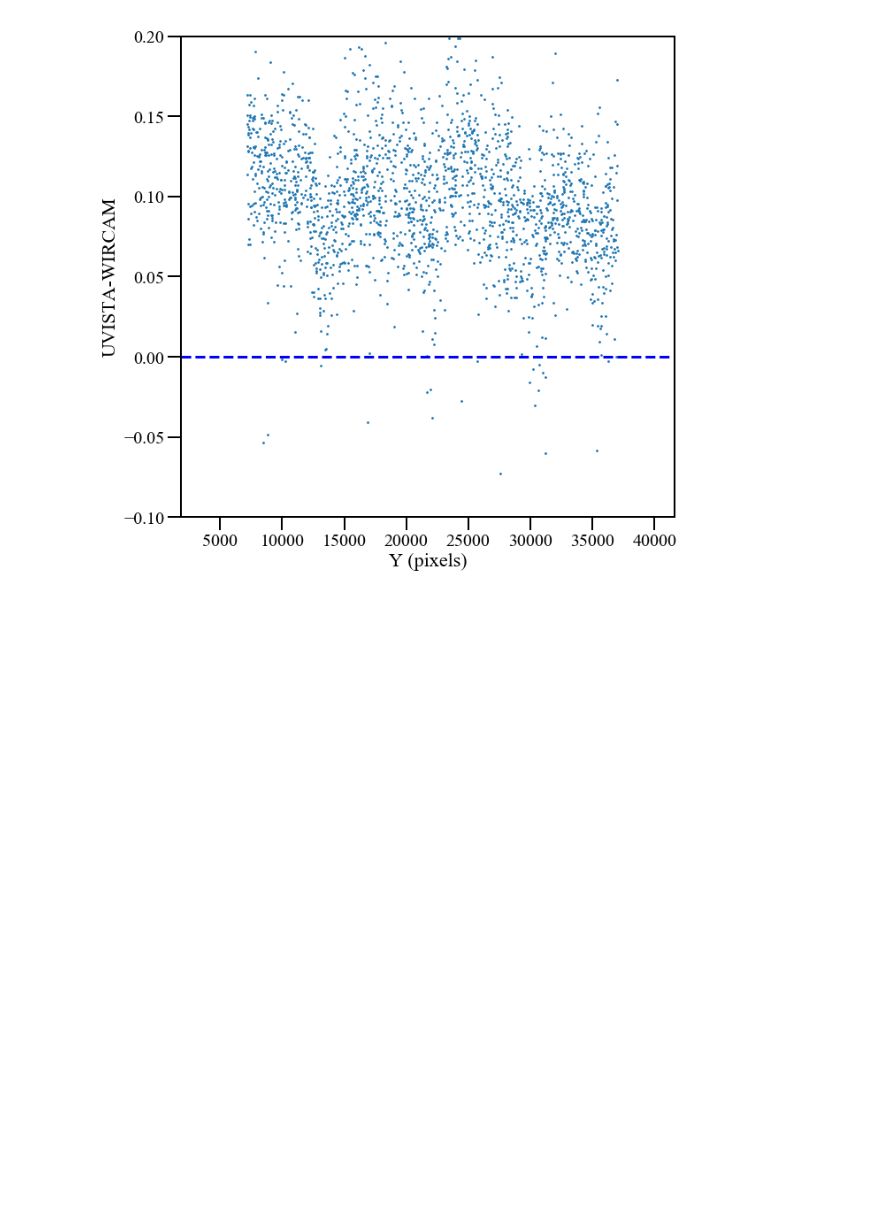
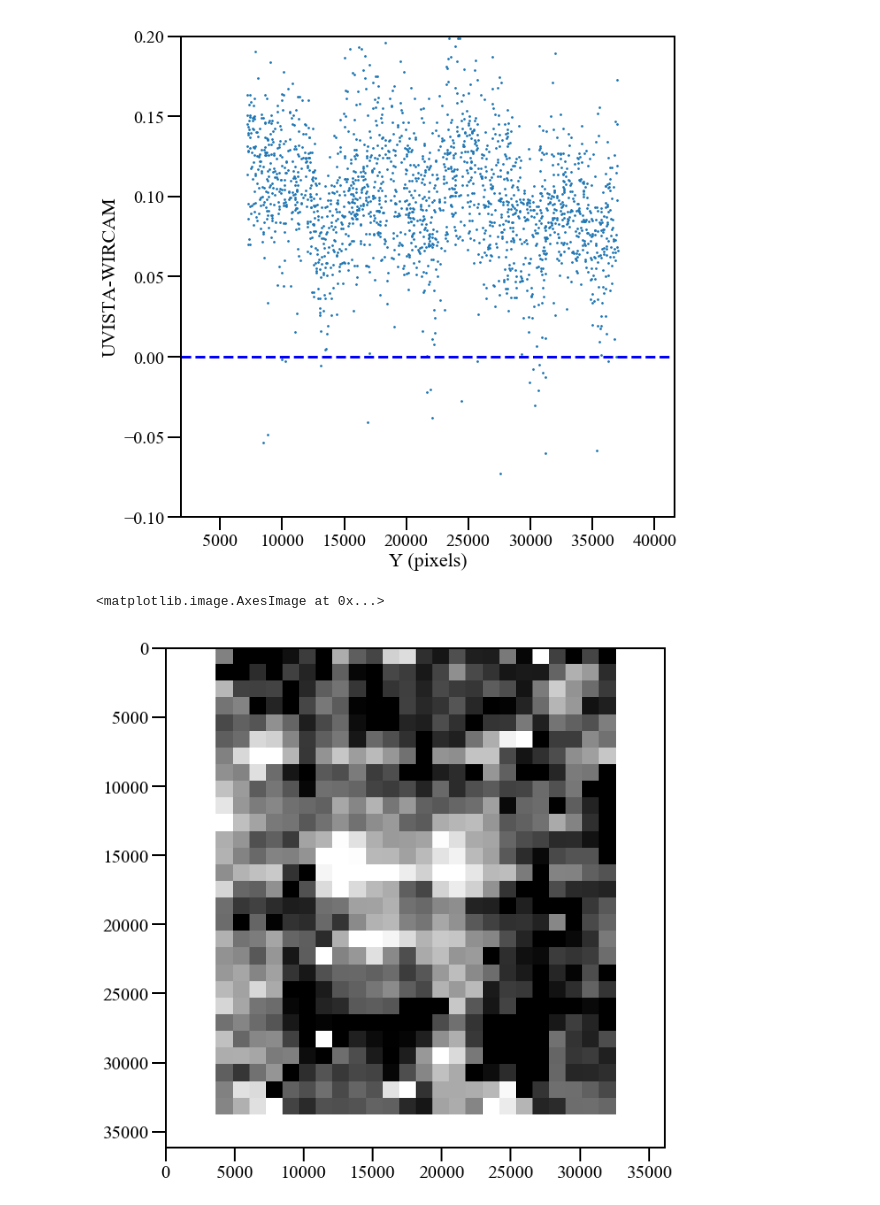
Before and after one commit to hjmcc/UVISTA, a Jupyter notebook: DR4-ultravista.ipynb, the cells around one changed output. Saved outputs shown, nothing was run; the diff lists cells and outputs as text; code cells hidden in the pictures; blank space fills up the shorter version.

```diff
--- a/DR4-ultravista.ipynb
+++ b/DR4-ultravista.ipynb
@@ -128,3 +128,27 @@ plt.xlabel("Y (pixels)")
 plt.savefig('test.pdf')
 # %% [output]
 [figure]
+# %%
+import matplotlib.pyplot as plt
+import numpy as np
+import numpy.ma as ma
+import scipy.ndimage as nd
+from matplotlib import cm
+fig=plt.figure(figsize=(10,10))
+ax=fig.add_subplot(1,1,1)
+flag = (wircam.auto > 16) & (wircam.auto < 19)
+xco = wircam.x[flag]-np.min(wircam.x[flag])
+yco = wircam.y[flag]-np.min(wircam.y[flag])
+diff = uvista.aper[flag]-wircam.aper[flag]
+counts, xedges, yedges = np.histogram2d(xco, yco, bins=(30, 30))
+counts_masked = ma.masked_object(counts,0)
+values, xedges, yedges = np.histogram2d(xco, yco, bins=(30, 30), weights=diff)
+diff_image = values / counts_masked
+diff_s=nd.gaussian_filter(diff_image,0.1)
+extent = [yedges[0], yedges[-1], xedges[-1], xedges[0]]
+cmap = plt.cm.jet
+cmap.set_bad('w',1.)
+plt.imshow(diff_s, extent=extent, interpolation='nearest',vmin=0.05,vmax=0.15,cmap=cm.gray)
+# %% [output]
+<matplotlib.image.AxesImage at 0x...>
+[figure, added]
```
Also changed, not shown: parts of 2 cells of this notebook.
